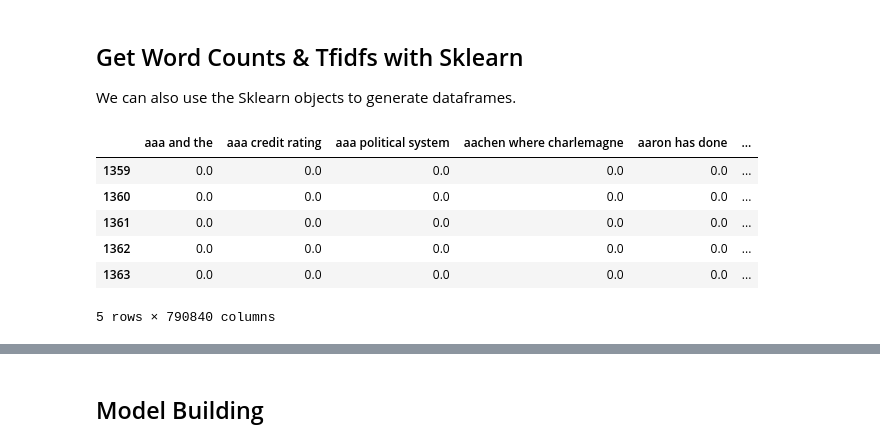
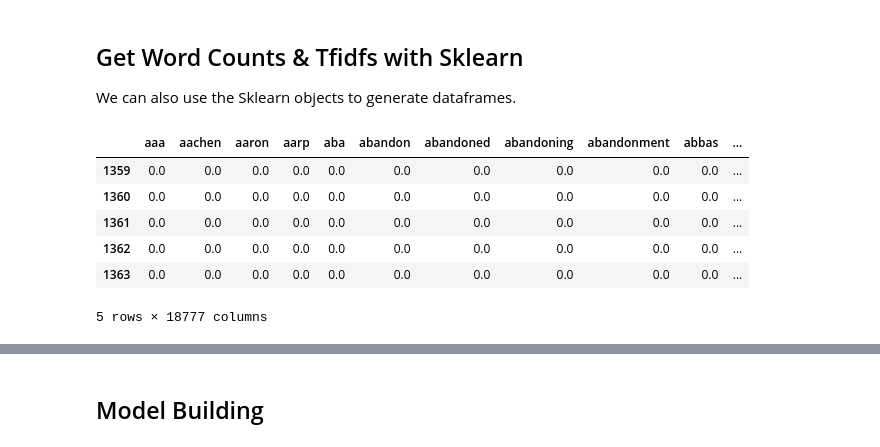
Before and after one commit to dezwier/notebooks, a Jupyter notebook: Speeches/Speeches.ipynb, the cells around one changed output, grey strips where cells are left out. Saved outputs shown, nothing was run; the diff lists cells and outputs as text; code cells hidden in the pictures.

```diff
--- a/Speeches/Speeches.ipynb
+++ b/Speeches/Speeches.ipynb
@@ -16,7 +17,7 @@ warnings.filterwarnings('ignore')
 ## Load Raw Data
 First, the data is loaded into a Pandas dataframe.
 # %%
-conn = sqlite3.connect('rawdata.sqlite')
+conn = sqlite3.connect('/Users/desiredewaele/Google Drive/Datasets/rawdata.sqlite')
 rawData = pd.read_sql("select * from Speeches", conn)
 rawData = rawData[rawData.president.str.contains(
     'Barack Obama|William J. Clinton|George W. Bush', regex=True)].sort_values('date', ascending=False)
@@ -123,19 +124,19 @@ f = TfidfVectorizer(sublinear_tf=True, ngram_range=(3,3))
 #onegrams = pd.DataFrame(a.fit_transform(tidyData.text).toarray(), columns=a.get_feature_names())
 #twograms = pd.DataFrame(b.fit_transform(tidyData.text).toarray(), columns=b.get_feature_names())
 #trigrams = pd.DataFrame(c.fit_transform(tidyData.text).toarray(), columns=c.get_feature_names())
-#onetfidf = pd.DataFrame(d.fit_transform(tidyData.text).toarray(), columns=d.get_feature_names())
+onetfidf = pd.DataFrame(d.fit_transform(tidyData.text).toarray(), columns=d.get_feature_names())
 #twotfidf = pd.DataFrame(e.fit_transform(tidyData.text).toarray(), columns=e.get_feature_names())
-tritfidf = pd.DataFrame(f.fit_transform(tidyData.text).toarray(), columns=f.get_feature_names())
+#tritfidf = pd.DataFrame(f.fit_transform(tidyData.text).toarray(), columns=f.get_feature_names())
 # %%
-tritfidf.tail()
+onetfidf.tail()
 # %% [output]
-|  | aaa and the | aaa credit rating | aaa political system | aachen where charlemagne | aaron has done | ... |
-| 1359 | 0.0 | 0.0 | 0.0 | 0.0 | 0.0 | ... |
-| 1360 | 0.0 | 0.0 | 0.0 | 0.0 | 0.0 | ... |
-| 1361 | 0.0 | 0.0 | 0.0 | 0.0 | 0.0 | ... |
-| 1362 | 0.0 | 0.0 | 0.0 | 0.0 | 0.0 | ... |
-| 1363 | 0.0 | 0.0 | 0.0 | 0.0 | 0.0 | ... |
+|  | aaa | aachen | aaron | aarp | aba | abandon | abandoned | abandoning | abandonment | abbas | ... |
+| 1359 | 0.0 | 0.0 | 0.0 | 0.0 | 0.0 | 0.0 | 0.0 | 0.0 | 0.0 | 0.0 | ... |
+| 1360 | 0.0 | 0.0 | 0.0 | 0.0 | 0.0 | 0.0 | 0.0 | 0.0 | 0.0 | 0.0 | ... |
+| 1361 | 0.0 | 0.0 | 0.0 | 0.0 | 0.0 | 0.0 | 0.0 | 0.0 | 0.0 | 0.0 | ... |
+| 1362 | 0.0 | 0.0 | 0.0 | 0.0 | 0.0 | 0.0 | 0.0 | 0.0 | 0.0 | 0.0 | ... |
+| 1363 | 0.0 | 0.0 | 0.0 | 0.0 | 0.0 | 0.0 | 0.0 | 0.0 | 0.0 | 0.0 | ... |
-5 rows × 790840 columns
+5 rows × 18777 columns
 # %%
 def getTopValues(s):
     tmp = s.order(ascending=False)[:10]
```
Also changed, not shown: parts of 20 cells of this notebook, 6 other files.
